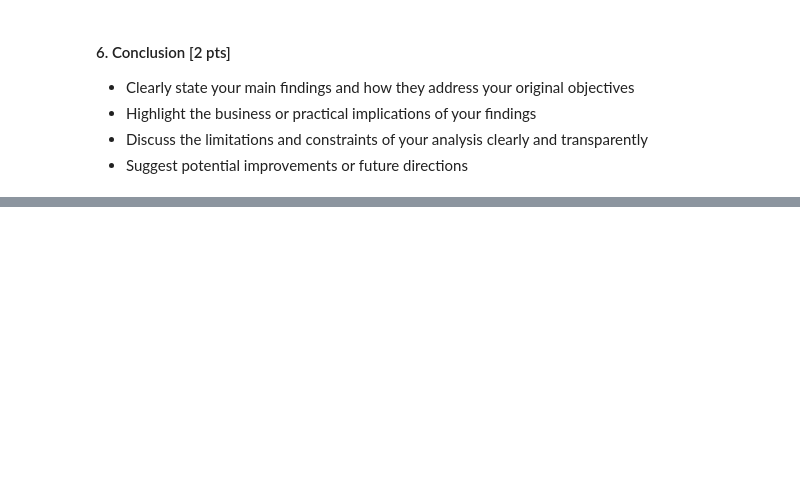
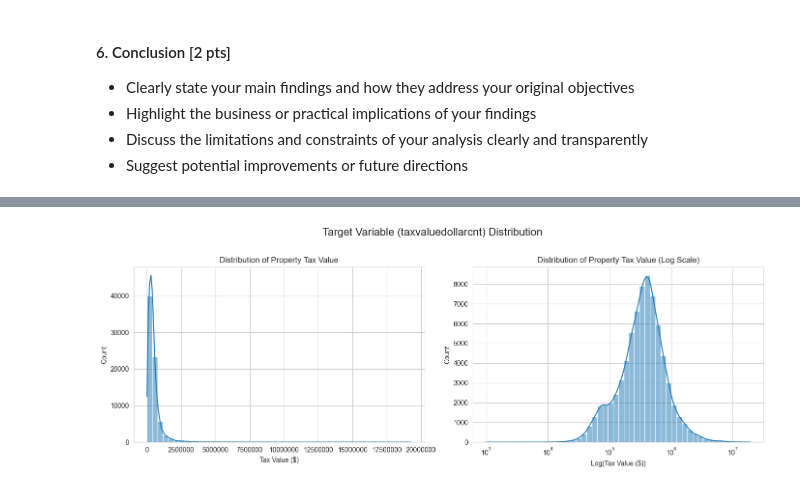
Before and after one commit to DaeheeCodes/BU-DX603, a Jupyter notebook: Final_Project_Report.ipynb, the cells around one changed output, grey strips where cells are left out. Drawn from its saved outputs; the diff is of its cells as text; code cells hidden in the pictures; blank space fills up the shorter version.

```diff
--- a/Final_Project_Report.ipynb
+++ b/Final_Project_Report.ipynb
@@ -817,0 +897,86 @@ In conclusion, the model selection phase reinforced the importance of ensemble m
+# %%
+sns.set_style("whitegrid")
+
+#Distribution of the Target Variable (taxvaluedollarcnt)
+print("\n--- Target Variable Distribution ---")
+fig, axes = plt.subplots(1, 2, figsize=(14, 5))
+# Histogram
+sns.histplot(df['taxvaluedollarcnt'], kde=True, ax=axes[0], bins=50)
+axes[0].set_title('Distribution of Property Tax Value')
+axes[0].set_xlabel('Tax Value ($)')
+axes[0].ticklabel_format(style='plain', axis='x')
+
+# Histogram on Log Scale
+sns.histplot(df['taxvaluedollarcnt'], kde=True, ax=axes[1], bins=50, log_scale=True)
+axes[1].set_title('Distribution of Property Tax Value (Log Scale)')
+axes[1].set_xlabel('Log(Tax Value ($))')
+
+plt.suptitle('Target Variable (taxvaluedollarcnt) Distribution', y=1.02, fontsize=16)
+plt.tight_layout()
+plt.show()
+
+# Boxplot for Outlier Visualization
+print("\n--- Target Variable Boxplot (Log Scale) ---")
+plt.figure(figsize=(10, 2))
+sns.boxplot(x=np.log10(df['taxvaluedollarcnt'].dropna()))
+plt.title('Boxplot of Log10(Property Tax Value)')
+plt.xlabel('Log10(Tax Value ($))')
+plt.tight_layout()
+plt.show()
+print("Note: Significant skewness and potential outliers visible in the target variable.")
+
+
+
+#Distribution of Key Predictor Features
+print("\n--- Distribution of Key Predictor Features ---")
+key_predictors = ['calculatedfinishedsquarefeet', 'yearbuilt', 'bedroomcnt', 'bathroomcnt']
+fig, axes = plt.subplots(2, 2, figsize=(12, 10))
+axes = axes.flatten()
+for i, feature in enumerate(key_predictors):
+    sns.histplot(df[feature].dropna(), kde=True, ax=axes[i], bins=30)
+    axes[i].set_title(f'Distribution of {feature}')
+    if feature == 'calculatedfinishedsquarefeet':
+            axes[i].set_xscale('log')
+            axes[i].set_xlabel(f'Log({feature})')
+    else:
+        axes[i].set_xlabel(feature)
+plt.suptitle('Distribution of Selected Predictor Features', y=1.02, fontsize=16)
+plt.tight_layout()
+plt.show()
+
+
+#Scatter Plot of a Key Predictor vs Target
+print("\n--- Scatter Plot: Square Feet vs. Tax Value ---")
+plt.figure(figsize=(8, 6))
+sns.scatterplot(data=df, x='calculatedfinishedsquarefeet', y='taxvaluedollarcnt', alpha=0.2)
+plt.title('Property Tax Value vs. Calculated Finished Square Feet')
+plt.xlabel('Calculated Finished Square Feet (Log Scale)')
+plt.ylabel('Property Tax Value ($) (Log Scale)')
+plt.xscale('log')
+plt.yscale('log')
+plt.tight_layout()
+plt.show()
+
+#Correlation Heatmap Among Key Predictors
+print("\n--- Correlation Heatmap Among Key Predictors ---")
+numeric_df = df.select_dtypes(include=np.number)
+correlations = numeric_df.corr()['taxvaluedollarcnt'].dropna().sort_values(ascending=False)
+top_corr = correlations.drop('taxvaluedollarcnt').head(15)
+if 'taxvaluedollarcnt' in numeric_df.columns:
+    heatmap_features = top_corr.index.tolist() + ['taxvaluedollarcnt']
+    heatmap_features = [f for f in heatmap_features if f in numeric_df.columns]
+    if len(heatmap_features) > 1:
+        subset_corr = numeric_df[heatmap_features].corr()
+
+        plt.figure(figsize=(12, 10))
+        sns.heatmap(subset_corr, annot=True, cmap='coolwarm', fmt=".2f", linewidths=.5)
+        plt.title('Correlation Heatmap of Key Numeric Features')
+        plt.xticks(rotation=45, ha='right')
+        plt.yticks(rotation=0)
+        plt.tight_layout()
+        plt.show()
+    else:
+         print("Not enough numeric features found for correlation heatmap.")
+else:
+    print("Target variable 'taxvaluedollarcnt' not found for correlation heatmap selection.")
+# %% [output]
@@ -817,0 +984 @@ In conclusion, the model selection phase reinforced the importance of ensemble m
+[figure, added]
```
Also changed, not shown: parts of 11 cells of this notebook, 1 other file.
